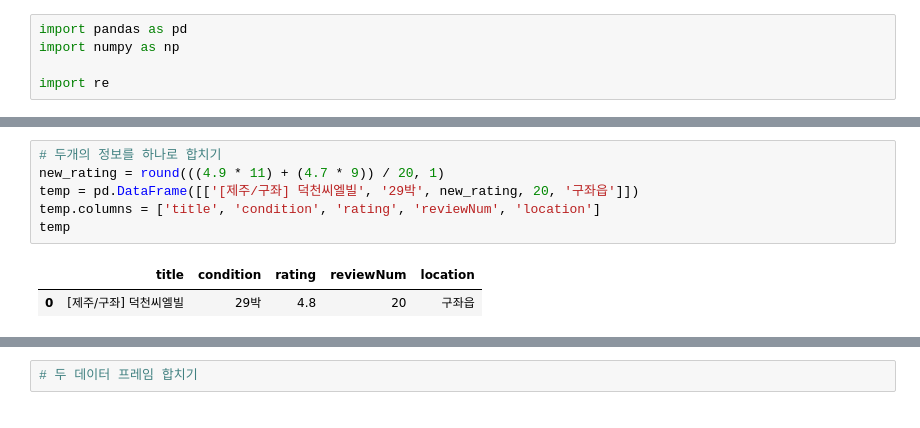
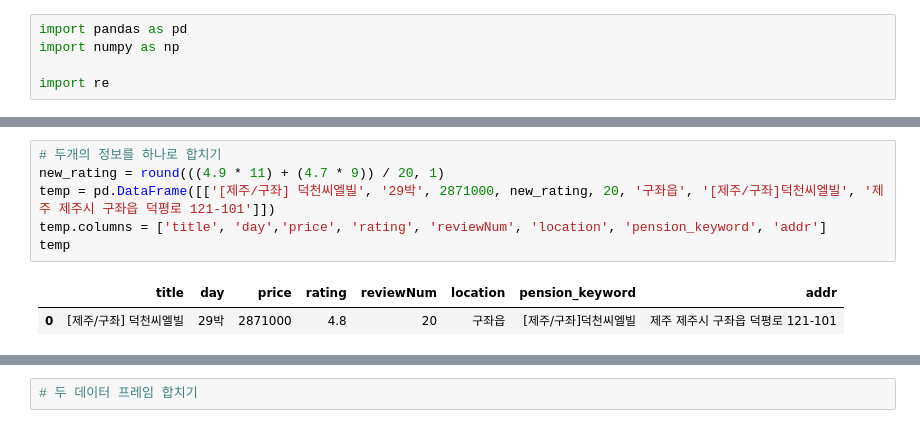
Before and after one commit to dothouse/practice, a Jupyter notebook: mrmention_2base_pre.ipynb, the cells around one changed output, grey strips where cells are left out. Drawn from its saved outputs; the diff is of its cells as text.

```diff
--- a/mrmention_2base_pre.ipynb
+++ b/mrmention_2base_pre.ipynb
@@ -35,10 +68,10 @@ df_base[df_base['title'] == '[제주/구좌] 덕천씨엘빌']
 # %%
 # 두개의 정보를 하나로 합치기
 new_rating = round(((4.9 * 11) + (4.7 * 9)) / 20, 1)
-temp = pd.DataFrame([['[제주/구좌] 덕천씨엘빌', '29박', new_rating, 20, '구좌읍']])
-temp.columns = ['title', 'condition', 'rating', 'reviewNum', 'location']
+temp = pd.DataFrame([['[제주/구좌] 덕천씨엘빌', '29박', 2871000, new_rating, 20, '구좌읍', '[제주/구좌]덕천씨엘빌', '제주 제주시 구좌읍 덕평로 121-101']])
+temp.columns = ['title', 'day','price', 'rating', 'reviewNum', 'location', 'pension_keyword', 'addr']
 temp
 # %% [output]
-|  | title | condition | rating | reviewNum | location |
-| 0 | [제주/구좌] 덕천씨엘빌 | 29박 | 4.8 | 20 | 구좌읍 |
+|  | title | day | price | rating | reviewNum | location | pension_keyword | addr |
+| 0 | [제주/구좌] 덕천씨엘빌 | 29박 | 2871000 | 4.8 | 20 | 구좌읍 | [제주/구좌]덕천씨엘빌 | 제주 제주시 구좌읍 덕평로 121-101 |
 # %%
```
Also changed, not shown: parts of 33 cells of this notebook, 31 other files.
